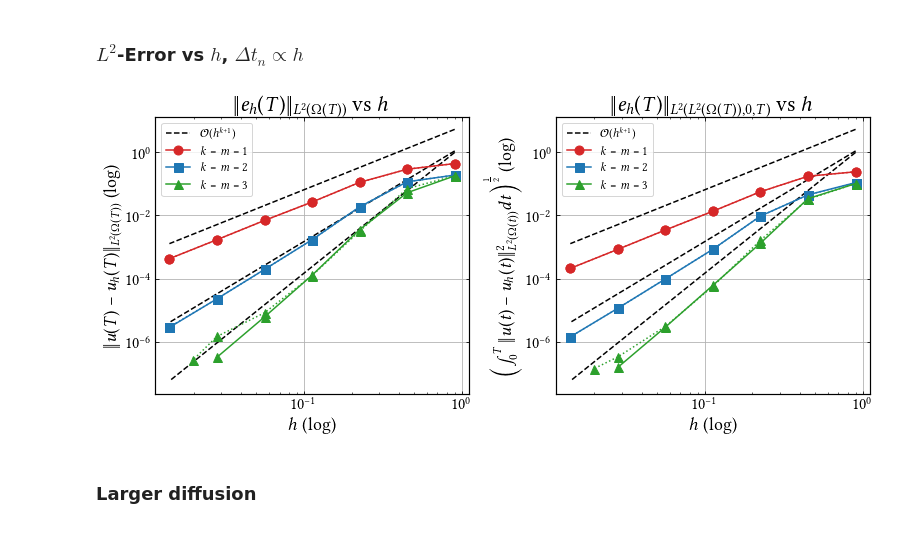
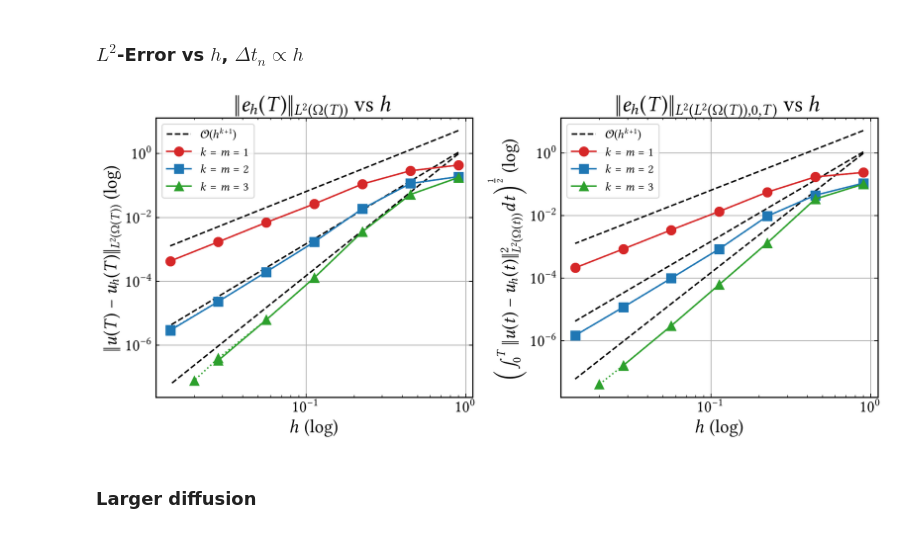
Before and after one commit to CutFEM/CutFEM-Library, a Jupyter notebook: notebook/convection_diffusion/N-sphere.ipynb, the cells around one changed output. Cells and saved outputs as stored; diff of their text form; code cells hidden in the pictures.

```diff
--- a/notebook/convection_diffusion/N-sphere.ipynb
+++ b/notebook/convection_diffusion/N-sphere.ipynb
@@ -105,10 +105,6 @@ error_conservative_P2P2_fullstab_T = [0.1089640006945107, 0.04484162527301599, 0
 error_classical_P2P2_fullstab = [0.1892836185111857, 0.1158777992384305, 0.01869275277968551, 0.001706961051116659, 0.0001966357110851696, 2.318111554261033e-05, 2.89421597255961e-06]
 error_classical_P2P2_fullstab_T = [0.1089487598507126, 0.0448415805423322, 0.009568120722121019, 0.0008560330213553946, 9.868692070223084e-05, 1.16578533480373e-05, 1.455588305881416e-06]
 
-# N = 9 in space and time, tau = 0.05
-error_conservative_P3P3_fullstab = [0.179127, 0.0705314, 0.00319118, 0.000125414, 8.38267e-06, 1.49585e-06, 2.746358086669124e-07]
-error_conservative_P3P3_fullstab_T = [0.10193, 0.0324531, 0.00164659, 5.80023e-05, 3.10688e-06, 3.37947e-07, 1.440369730083868e-07]
-
 # rerunning with beta = P3quad
 #error_conservative_P3P3_fullstab = [0.179127333041205, 0.07053136455529413, 0.003191179321871954, 0.0001254136578807295, 8.382670107117773e-06, 1.495845279993525e-06]
 #error_conservative_P3P3_fullstab_T = [0.1019302761543279, 0.03245310744034126, 0.001646591228800438, 5.800232499907066e-05, 3.106883564584576e-06, 3.37947411760855e-07]
@@ -117,17 +113,11 @@ error_conservative_P3P3_fullstab_T = [0.10193, 0.0324531, 0.00164659, 5.80023e-0
 # error_conservative_P3P3_fullstab = ### mac
 # error_conservative_P3P3_fullstab_T = ### mac
 
-### running with N=20 in time, N=9 in space, P2quad and tau=0.05
-#error_conservative_P3P3_fullstab = [0.1780958513119261, 0.05225739632080715, 0.003564210901302134, 0.0001292396833578107, 6.207150108922914e-06, 3.892211241714399e-07, 7.792539156024118e-08]
-#error_conservative_P3P3_fullstab_T = [0.1015235102908024, 0.03404437728122361, 0.001332101374960156, 6.212710484585288e-05, 2.964744352592603e-06, 1.591631431287138e-07, 3.92069794456633e-08]
-active_mesh = [2, 6, 23, 80, 291, 1068, 2081]
-
 # classical with same mesh as above (same as in Lehrenfelds paper) and with N=9 space & time, P2quad
 error_classical_P3P3_fullstab = [0.178325528217856, 0.05229872840897468, 0.003564189247300313, 0.0001292324015907654, 6.19993935760981e-06, 3.303333643934042e-07]
 error_classical_P3P3_fullstab_T = [0.1015171229457153, 0.03404335462275743, 0.001332102383047849, 6.212872805788408e-05, 2.961929990613256e-06, 1.583174498132536e-07]
 
-error_conservative_P3P3_macro = [0.178096, 0.0307816, 0.00149524, 8.55268e-05, 4.55083e-06, 4.42095e-07]    #! running an additional half-size on mac
-error_conservative_P3P3_macro_T = [0.101524, 0.0263322, 0.000639544, 3.96361e-05, 2.08832e-06, 1.25024e-07]
+
 
 # rerunning with beta exact
 #error_conservative_P3P3_fullstab = ### terminal was killed but it was exactly like the above
@@ -137,10 +127,6 @@ error_conservative_P3P3_macro_T = [0.101524, 0.0263322, 0.000639544, 3.96361e-05
 #error_conservative_P3P3_fullstab = [0.17812, 0.0522642, 0.00356433, 0.000129045, 9.68056e-06, 2.70486e-06]
 #error_conservative_P3P3_fullstab_T = [0.101522, 0.0340443, 0.00133207, 6.21314e-05, 3.05506e-06, 2.64819e-07]
 #nb_active_elements = ### ross screen 134753.pts-2.ross (killed)
-
-# rerunning with N=14 in time and N=9 in space, beta = P2quad and tau=0.05  ######!!! running an extra half-mesh size on nine screen
-# error_conservative_P3P3_fullstab = [0.179127, 0.0705312, 0.00319115, 0.000124836, 6.75445e-06, 4.11068e-07]   ######!!! running an extra half-mesh size on nine screen
-# error_conservative_P3P3_fullstab_T = [0.10193, 0.0324531, 0.00164661, 5.79214e-05, 3.06099e-06, 1.69188e-07]  ######!!! running an extra half-mesh size on nine screen
 
 # rerunning with N=14 in time and N=9 in space, beta = P0quad and tau=0.05 (Fuck this was on the Example 3 mesh using Example3::R0 etc... and fucked up by parallel)
 # error_conservative_P3P3_fullstab = [0.1791273478231521, 0.07053116019834374, 0.003191150551830357, 0.0001248363768286654, 6.754451898837258e-06, 4.110675146722323e-07]
@@ -191,6 +177,10 @@ active_mesh = [2, 9, 20, 78, 282, 1073]
 dT = [0.25, 0.1, 0.04545454545454546, 0.02272727272727273, 0.01136363636363636, 0.005681818181818182, 0.002824858757062147]
 active_mesh = [2, 6, 23, 80, 287, 1066, 4114]
 
+
+
+
+
 h_ = [0.9, 0.45, 0.225, 0.1125, 0.05625, 0.028125, 0.01988737822087165]
 h = [0.9, 0.45, 0.225, 0.1125, 0.05625, 0.028125, 0.0140625]
 dT = [0.25, 0.125, 0.0625, 0.03125, 0.015625, 0.0078125, 0.00390625]
@@ -215,43 +205,81 @@ ax1.loglog(h, error_classical_P1P1_fullstab, label= r"$k=m=1$", marker='o', mark
 ax1.loglog(h, error_conservative_P2P2_fullstab, marker='s', markersize=9, linestyle=":", color="C0")
 ax1.loglog(h, error_classical_P2P2_fullstab, label= r"$k=m=2$", marker='s', markersize=9, linestyle="-", color="C0")
 
-ax1.loglog(h_, error_conservative_P3P3_fullstab, marker='^', markersize=9, linestyle=":", color="C2")
 ax1.loglog(h[:6], error_classical_P3P3_fullstab, label= r"$k=m=3$", marker='^', markersize=9, linestyle="-", color="C2")
 
-#ax1.loglog(h_[:6], error_conservative_P3P3_macro, marker='^', markersize=9, linestyle=":", color="black")
 #ax1.set_ylim(1e-4, 2)
 #ax1.set_yticks([1e-8, 1e-6, 1e-4, 1e-2, 1e0])
 ax1.set_xlabel(r"$h$ (log)")
 ax1.tick_params(axis='both', which='major')
 ax1.set_ylabel(r"$\|u(T)-u_h(T)\|_{L^2(\Omega(T))}$ (log)")
 ax1.set_title(r"$\|e_h(T)\|_{L^2(\Omega(T))}$ vs $h$")
 ax1.legend()
 ax1.grid()
 
 ax2.loglog(h, 6.5*np.power(h, 2), linestyle="--", color="black")
 ax2.loglog(h, 1.5*np.power(h, 3), linestyle="--", color="black")
 ax2.loglog(h, 1.5*np.power(h, 4),label=r"$\mathcal{O}(h^{k+1})$", linestyle="--", color="black")
 
 ax2.loglog(h, error_conservative_P1P1_fullstab_T, marker='o', markersize=9, linestyle=":", color="C3")
 ax2.loglog(h, error_classical_P1P1_fullstab_T, label= r"$k=m=1$", marker='o', markersize=9, linestyle="-", color="C3")
 
 ax2.loglog(h, error_conservative_P2P2_fullstab_T, marker='s', markersize=9, linestyle=":", color="C0")
 ax2.loglog(h, error_classical_P2P2_fullstab_T, label= r"$k=m=2$", marker='s', markersize=9, linestyle="-", color="C0")
 
-ax2.loglog(h_, error_conservative_P3P3_fullstab_T, marker='^', markersize=9, linestyle=":", color="C2")
 ax2.loglog(h[:6], error_classical_P3P3_fullstab_T, label= r"$k=m=3$", marker='^', markersize=9, linestyle="-", color="C2")
 
-#ax2.loglog(h_[:6], error_conservative_P3P3_macro_T, marker='^', markersize=9, linestyle=":", color="black")
+# N = 9 in space and time, tau = 0.05
+# error_conservative_P3P3_fullstab = [0.179127, 0.0705314, 0.00319118, 0.000125414, 8.38267e-06, 1.49585e-06, 2.746358086669124e-07]
+# error_conservative_P3P3_fullstab_T = [0.10193, 0.0324531, 0.00164659, 5.80023e-05, 3.10688e-06, 3.37947e-07, 1.440369730083868e-07]
+# ax1.loglog(h_, error_conservative_P3P3_fullstab, marker='^', markersize=9, linestyle=":", color="C2")
+# ax2.loglog(h_, error_conservative_P3P3_fullstab_T, marker='^', markersize=9, linestyle=":", color="C2")
+
+### N = 9 in time, but dT = h/7 instead of h/3.6 (#! ross screen)
+# error_conservative_P3P3_fullstab = [0.180472, 0.0524079, 0.00252697, 0.000124179, 5.9624e-06, 4.94045e-07]
+# error_conservative_P3P3_fullstab_T = [0.101229, 0.0340319, 0.00124416, 5.95943e-05, 2.84093e-06, 1.59926e-07]
+# dT = [0.166667, 0.0714286, 0.0333333, 0.016129, 0.00806452]
+# active_mesh = [2, 6, 23, 76, 287]
+# ax1.loglog(h[:6], error_conservative_P3P3_fullstab, marker='^', markersize=9, linestyle=":", color="C2")
+# ax2.loglog(h[:6], error_conservative_P3P3_fullstab_T, marker='^', markersize=9, linestyle=":", color="C2")
+
+
+### rerunning with N=14 in time and N=9 in space, beta = P2quad and tau=0.05
+# error_conservative_P3P3_fullstab = [0.179127, 0.0705312, 0.00319115, 0.000124836, 6.75445e-06, 4.11068e-07, 8.331761036959897e-08]
+# error_conservative_P3P3_fullstab_T = [0.10193, 0.0324531, 0.00164661, 5.79214e-05, 3.06099e-06, 1.69188e-07, 5.304546882034097e-08]
+# ax1.loglog(h_, error_conservative_P3P3_fullstab, marker='^', markersize=9, linestyle=":", color="C2")
+# ax2.loglog(h_, error_conservative_P3P3_fullstab_T, marker='^', markersize=9, linestyle=":", color="C2")
+
+### running with N=20 in time, N=9 in space, P2quad and tau=0.05
+error_conservative_P3P3_fullstab = [0.1780958513119261, 0.05225739632080715, 0.003564210901302134, 0.0001292396833578107, 6.207150108922914e-06, 3.892211241714399e-07, 7.792539156024118e-08]
+error_conservative_P3P3_fullstab_T = [0.1015235102908024, 0.03404437728122361, 0.001332101374960156, 6.212710484585288e-05, 2.964744352592603e-06, 1.591631431287138e-07, 3.92069794456633e-08]
+active_mesh = [2, 6, 23, 80, 291, 1068, 2081]
+ax1.loglog(h_, error_conservative_P3P3_fullstab, marker='^', markersize=9, linestyle=":", color="C2")
+ax2.loglog(h_, error_conservative_P3P3_fullstab_T, marker='^', markersize=9, linestyle=":", color="C2")
+
+
+### N=20 in time, delta = 0.3
+# error_conservative_P3P3_macro = [0.178096, 0.0307816, 0.00149524, 8.55268e-05, 4.55083e-06, 4.42095e-07, 2.61243e-07]
+# error_conservative_P3P3_macro_T = [0.101524, 0.0263322, 0.000639544, 3.96361e-05, 2.08832e-06, 1.25024e-07, 3.42723e-08]
+# ax1.loglog(h_, error_conservative_P3P3_macro, marker='^', markersize=9, linestyle=":", color="black")
+# ax2.loglog(h_, error_conservative_P3P3_macro_T, marker='^', markersize=9, linestyle=":", color="black")
+
+### N = 20, macro but delta=0.5, dT as in Lehrenfelds
+#! 408239.pts-5.ross
+# error_conservative_P3P3_macro = [0.0307816, 0.00176298, 9.06445e-05, 4.8664e-06]
+# error_conservative_P3P3_macro_T = [0.0263322, 0.000678783, 4.31076e-05, 2.25139e-06]
+# ax1.loglog(h[1:5], error_conservative_P3P3_macro, marker='^', markersize=9, linestyle=":", color="black")
+# ax2.loglog(h[1:5], error_conservative_P3P3_macro_T, marker='^', markersize=9, linestyle=":", color="black")
+
 ax2.set_xlabel(r"$h$ (log)")
 ax2.tick_params(axis='both', which='major')
 ax2.set_ylabel(r"\Big($\int_0^T\|u(t)-u_h(t)\|^2_{L^2(\Omega(t))}dt\Big)^{\frac{1}{2}}$ (log)")
 ax2.set_title(r"$\|e_h(T)\|_{L^2(L^2(\Omega(T)), 0, T)}$ vs $h$")
 ax2.legend()
 ax2.grid()
 fig.tight_layout()
 plt.show()
 # %% [output]
-[figure, old version]
+[figure, new version]
 # %% [markdown]
 ### Larger diffusion
 # %%
```
Also changed, not shown: 3 other files.
